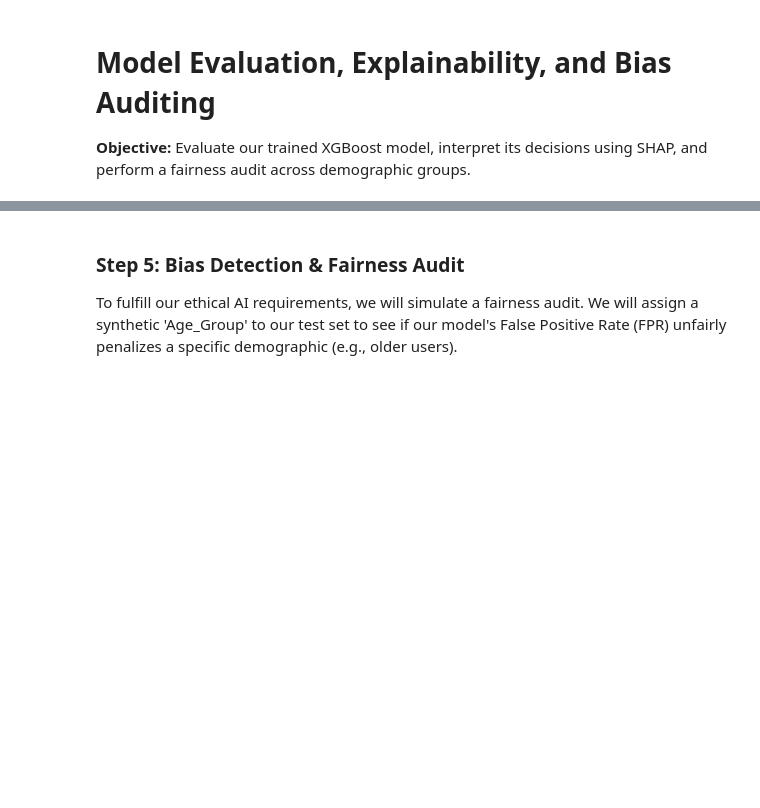
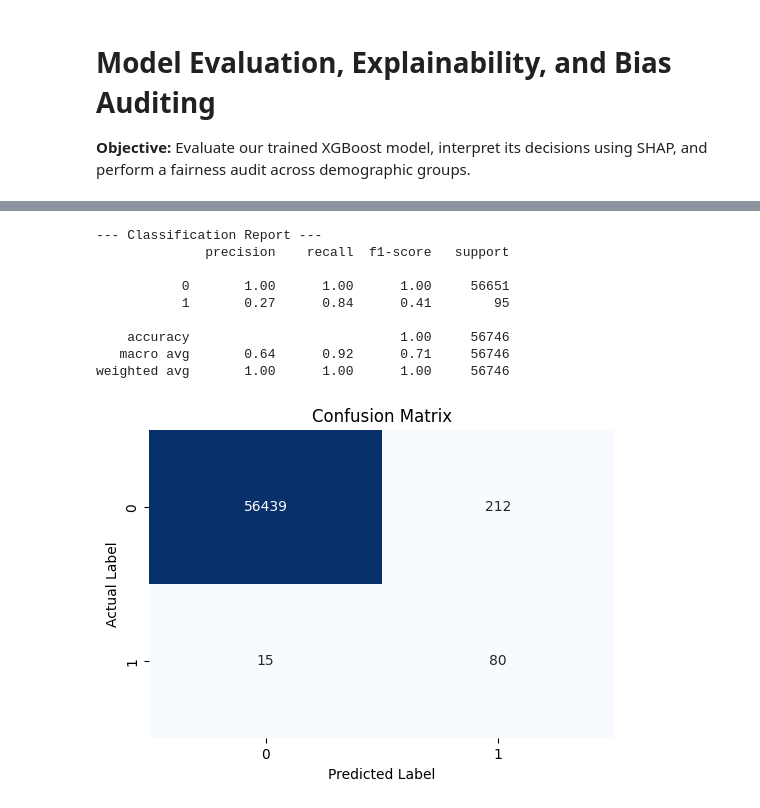
Before and after one commit to christophercometa-cloud/fraud-detection-capstone, a Jupyter notebook: notebooks/02_Modeling_and_Evaluation.ipynb, the cells around one changed output, grey strips where cells are left out. Saved outputs shown, nothing was run; the diff lists cells and outputs as text; code cells hidden in the pictures; blank space fills up the shorter version.

```diff
--- a/notebooks/02_Modeling_and_Evaluation.ipynb
+++ b/notebooks/02_Modeling_and_Evaluation.ipynb
@@ -36,12 +60,27 @@ We use SHAP values to understand which features are driving the model to flag a
 # %%
-# 2. SHAP Feature Importance
-# Using a sample of the test set for faster computation
-X_test_sample = X_test.sample(1000, random_state=42)
-explainer = shap.TreeExplainer(model)
-shap_values = explainer.shap_values(X_test_sample)
+# Cell 3
+# Get absolute predictions (0 or 1)
+y_pred = model.predict(X_test)
 
-# Plot summary
-shap.summary_plot(shap_values, X_test_sample, plot_type="bar")
+print("--- Classification Report ---")
+print(classification_report(y_test, y_pred))
+
+# Plot Confusion Matrix
+cm = confusion_matrix(y_test, y_pred)
+plt.figure(figsize=(6, 4))
+sns.heatmap(cm, annot=True, fmt='d', cmap='Blues', cbar=False)
+plt.title('Confusion Matrix')
+plt.ylabel('Actual Label')
+plt.xlabel('Predicted Label')
+plt.show()
+# %% [output]
+--- Classification Report ---
+              precision    recall  f1-score   support
+
+           0       1.00      1.00      1.00     56651
+           1       0.27      0.84      0.41        95
+
+    accuracy                           1.00     56746
+   macro avg       0.64      0.92      0.71     56746
+weighted avg       1.00      1.00      1.00     56746
+[figure, added]
-# %% [markdown]
-### Step 5: Bias Detection & Fairness Audit
-To fulfill our ethical AI requirements, we will simulate a fairness audit. We will assign a synthetic 'Age_Group' to our test set to see if our model's False Positive Rate (FPR) unfairly penalizes a specific demographic (e.g., older users).
```
Also changed, not shown: parts of 10 cells of this notebook, 4 other files.
